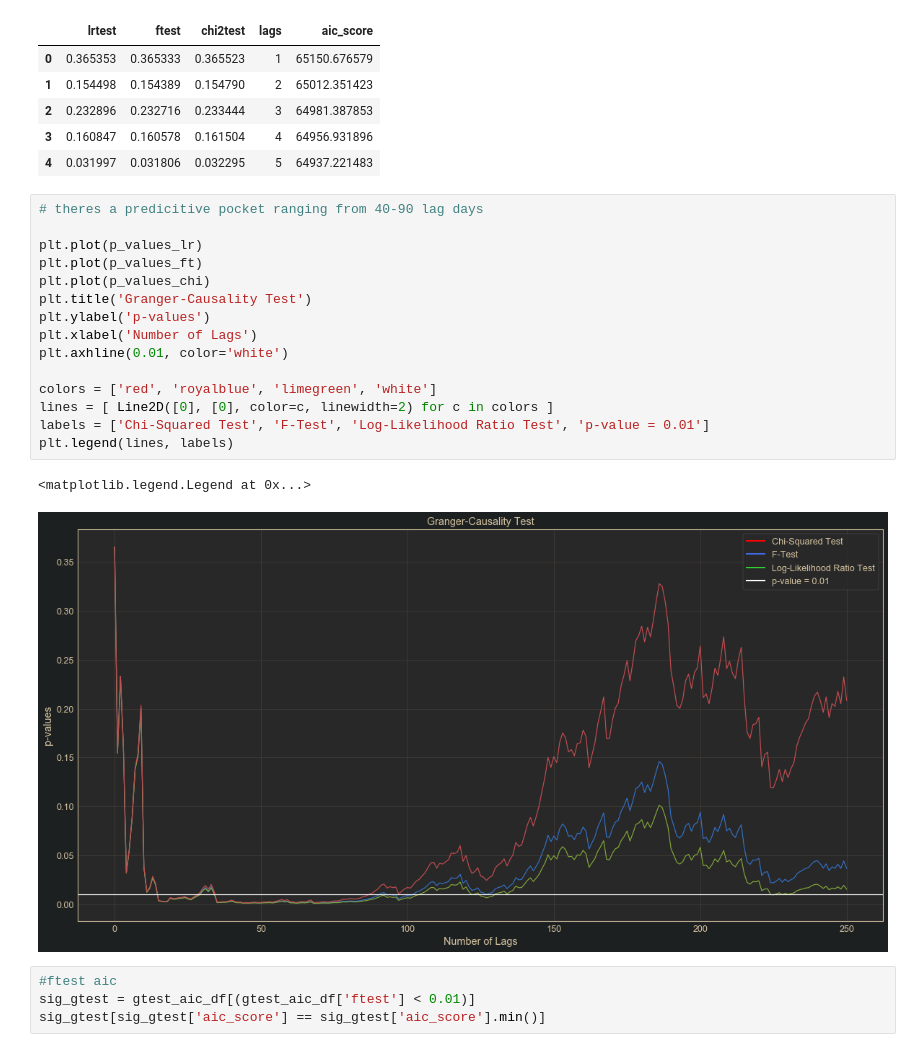
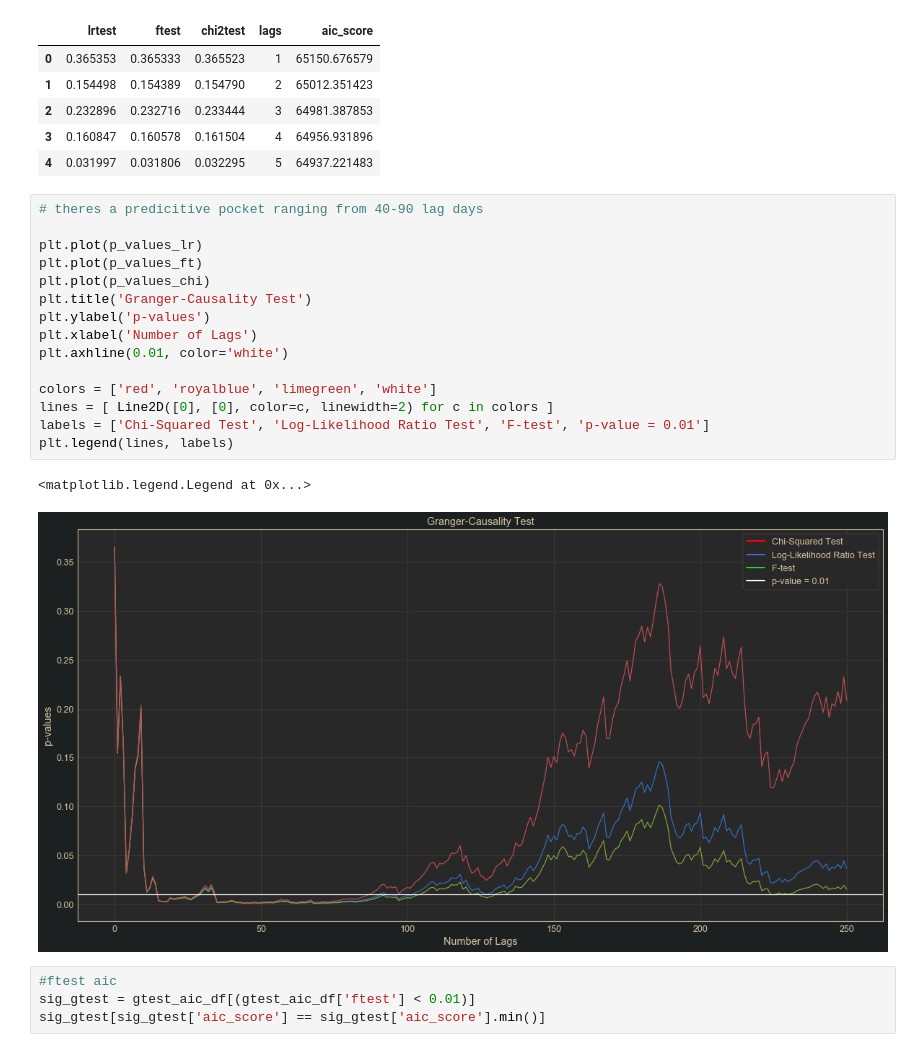
Before and after one commit to mayabenowitz/hedgepy, a Jupyter notebook: notebooks/1.1-dcor-centrality-svm.ipynb, the cells around one changed output. Drawn from its saved outputs; the diff is of its cells as text.

```diff
--- a/notebooks/1.1-dcor-centrality-svm.ipynb
+++ b/notebooks/1.1-dcor-centrality-svm.ipynb
@@ -232,21 +236,21 @@ gtest_aic_df.head()
 # %%
 # theres a predicitive pocket ranging from 40-90 lag days
 
 plt.plot(p_values_lr)
 plt.plot(p_values_ft)
 plt.plot(p_values_chi)
 plt.title('Granger-Causality Test')
 plt.ylabel('p-values')
 plt.xlabel('Number of Lags')
 plt.axhline(0.01, color='white')
 
 colors = ['red', 'royalblue', 'limegreen', 'white']
 lines = [ Line2D([0], [0], color=c, linewidth=2) for c in colors ]
-labels = ['Chi-Squared Test', 'F-Test', 'Log-Likelihood Ratio Test', 'p-value = 0.01']
+labels = ['Chi-Squared Test', 'Log-Likelihood Ratio Test', 'F-test', 'p-value = 0.01']
 plt.legend(lines, labels)
 # %% [output]
 <matplotlib.legend.Legend at 0x...>
-[figure, old version]
+[figure, new version]
 # %%
 #ftest aic
 sig_gtest = gtest_aic_df[(gtest_aic_df['ftest'] < 0.01)]
```
Also changed, not shown: parts of 25 cells of this notebook, 3 other files.
